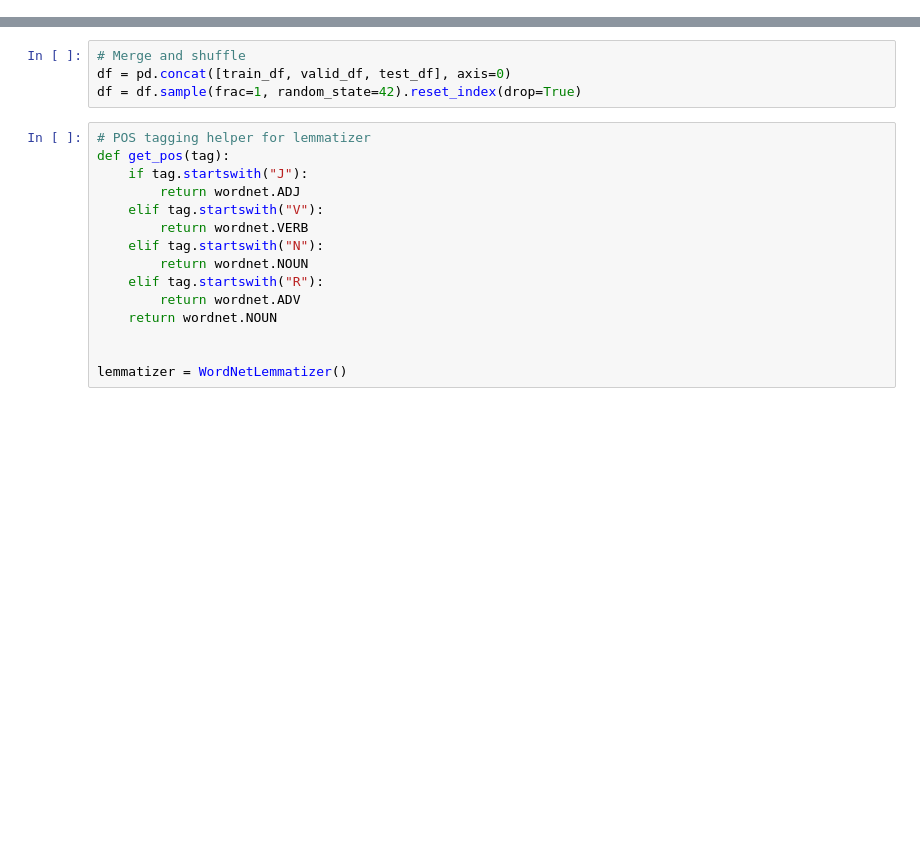
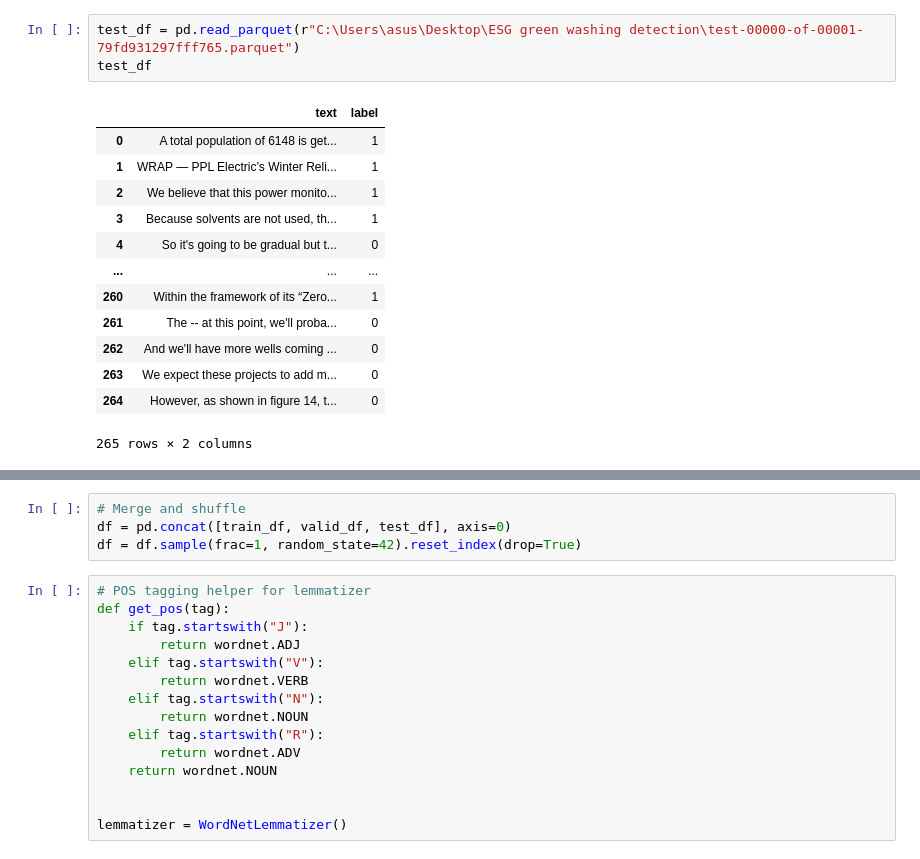
Before and after one commit to Nimishasree24/domain-project, a Jupyter notebook: ESG.ipynb, the cells around one changed output, grey strips where cells are left out. Drawn from its saved outputs; the diff is of its cells as text; blank space fills up the shorter version.

```diff
--- a/ESG.ipynb
+++ b/ESG.ipynb
@@ -44,0 +77,17 @@ esg_docs_df = pd.read_csv(
+# %%
+test_df = pd.read_parquet(r"C:\Users\asus\Desktop\ESG green washing detection\test-00000-of-00001-79fd931297fff765.parquet")
+test_df
+# %% [output]
+|  | text | label |
+| 0 | A total population of 6148 is get... | 1 |
+| 1 | WRAP — PPL Electric’s Winter Reli... | 1 |
+| 2 | We believe that this power monito... | 1 |
+| 3 | Because solvents are not used, th... | 1 |
+| 4 | So it's going to be gradual but t... | 0 |
+| ... | ... | ... |
+| 260 | Within the framework of its “Zero... | 1 |
+| 261 | The -- at this point, we'll proba... | 0 |
+| 262 | And we'll have more wells coming ... | 0 |
+| 263 | We expect these projects to add m... | 0 |
+| 264 | However, as shown in figure 14, t... | 0 |
+265 rows × 2 columns
```
Also changed, not shown: parts of 6 cells of this notebook, 2 other files.
